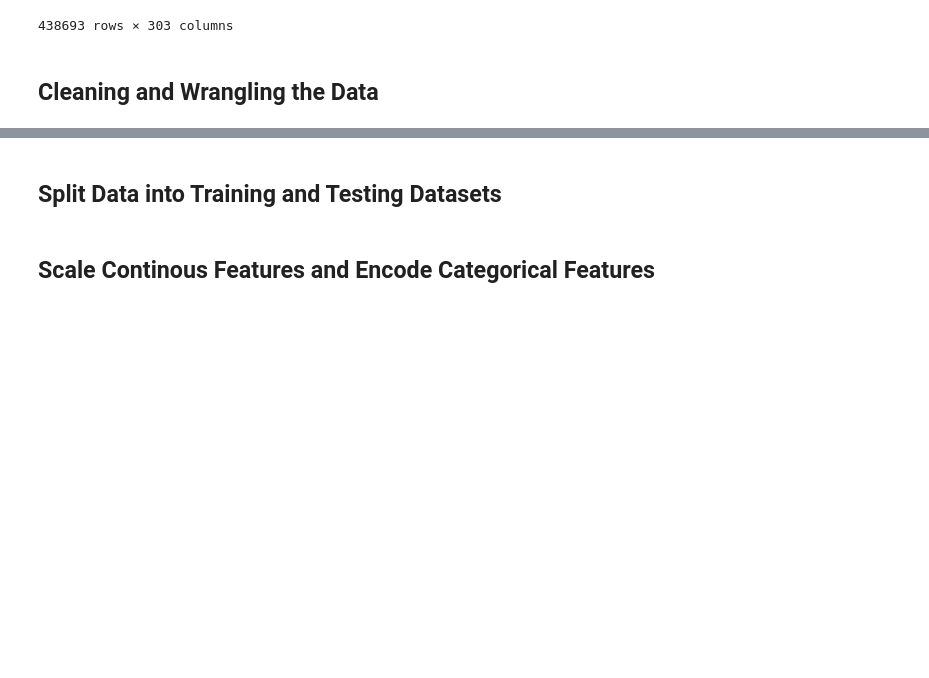
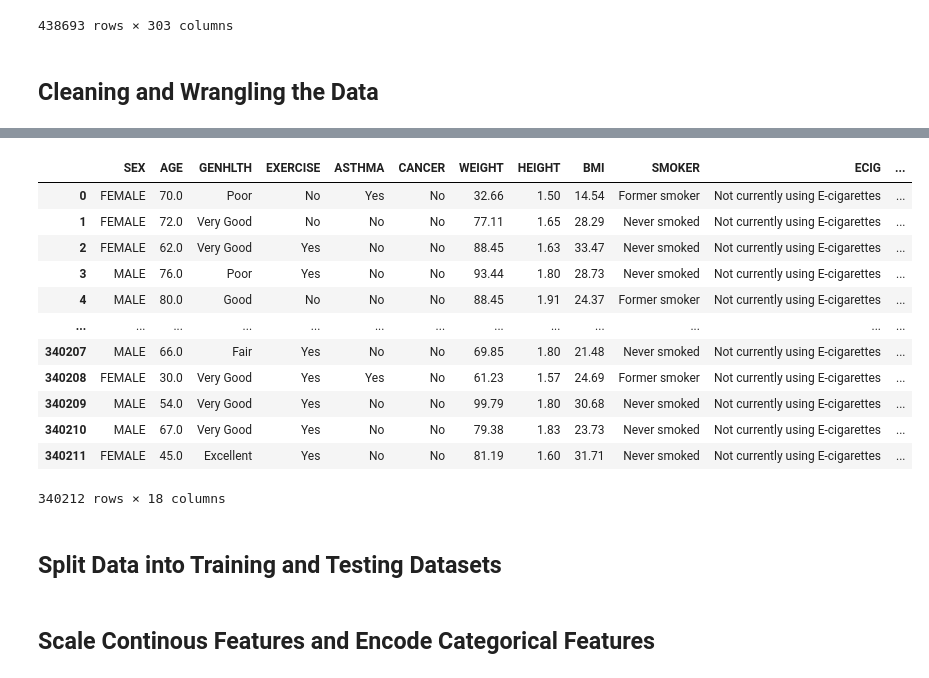
Before and after one commit to andyvu016/project2-team2, a Jupyter notebook: Analysis.ipynb, the cells around one changed output, grey strips where cells are left out. Saved outputs shown, nothing was run; the diff lists cells and outputs as text; code cells hidden in the pictures; blank space fills up the shorter version.

```diff
--- a/Analysis.ipynb
+++ b/Analysis.ipynb
@@ -52,2 +198,26 @@ brfss_y = # "CHCCOPD3" column for having chronic obstructive pulmonary disease,
+# %%
+# Drop columns with missing values
+brfss_cleaned_df.dropna(inplace = True)
+
+# Reset index
+brfss_cleaned_df = brfss_cleaned_df.reset_index()
+brfss_cleaned_df = brfss_cleaned_df.drop(columns = ["index"])
+
+# View the cleaned DataFrame
+brfss_cleaned_df
+# %% [output]
+|  | SEX | AGE | GENHLTH | EXERCISE | ASTHMA | CANCER | WEIGHT | HEIGHT | BMI | SMOKER | ECIG | ... |
+| 0 | FEMALE | 70.0 | Poor | No | Yes | No | 32.66 | 1.50 | 14.54 | Former smoker | Not currently using E-cigarettes | ... |
+| 1 | FEMALE | 72.0 | Very Good | No | No | No | 77.11 | 1.65 | 28.29 | Never smoked | Not currently using E-cigarettes | ... |
+| 2 | FEMALE | 62.0 | Very Good | Yes | No | No | 88.45 | 1.63 | 33.47 | Never smoked | Not currently using E-cigarettes | ... |
+| 3 | MALE | 76.0 | Poor | Yes | No | No | 93.44 | 1.80 | 28.73 | Never smoked | Not currently using E-cigarettes | ... |
+| 4 | MALE | 80.0 | Good | No | No | No | 88.45 | 1.91 | 24.37 | Former smoker | Not currently using E-cigarettes | ... |
+| ... | ... | ... | ... | ... | ... | ... | ... | ... | ... | ... | ... | ... |
+| 340207 | MALE | 66.0 | Fair | Yes | No | No | 69.85 | 1.80 | 21.48 | Never smoked | Not currently using E-cigarettes | ... |
+| 340208 | FEMALE | 30.0 | Very Good | Yes | Yes | No | 61.23 | 1.57 | 24.69 | Former smoker | Not currently using E-cigarettes | ... |
+| 340209 | MALE | 54.0 | Very Good | Yes | No | No | 99.79 | 1.80 | 30.68 | Never smoked | Not currently using E-cigarettes | ... |
+| 340210 | MALE | 67.0 | Very Good | Yes | No | No | 79.38 | 1.83 | 23.73 | Never smoked | Not currently using E-cigarettes | ... |
+| 340211 | FEMALE | 45.0 | Excellent | Yes | No | No | 81.19 | 1.60 | 31.71 | Never smoked | Not currently using E-cigarettes | ... |
+340212 rows × 18 columns
 # %%
 # Plot the data
```
Also changed, not shown: parts of 6 cells of this notebook.
